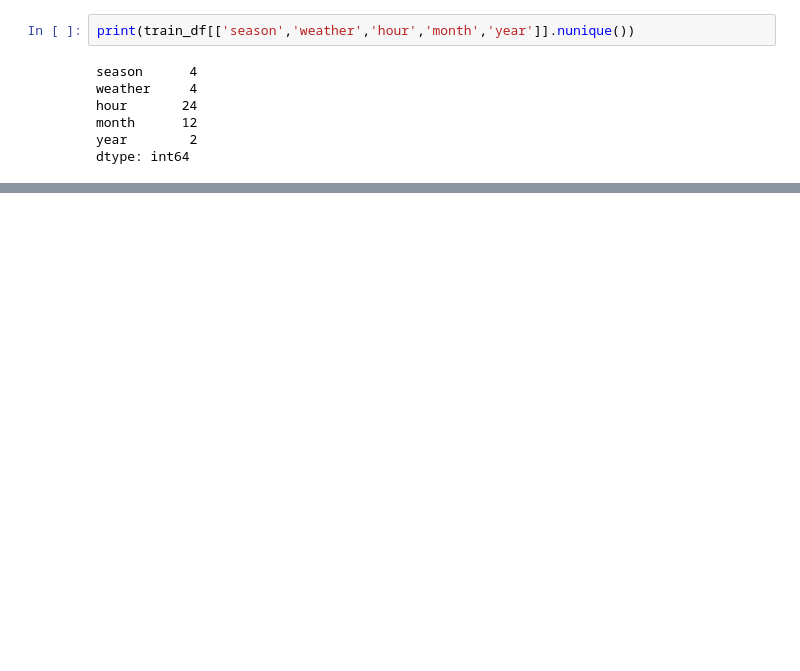
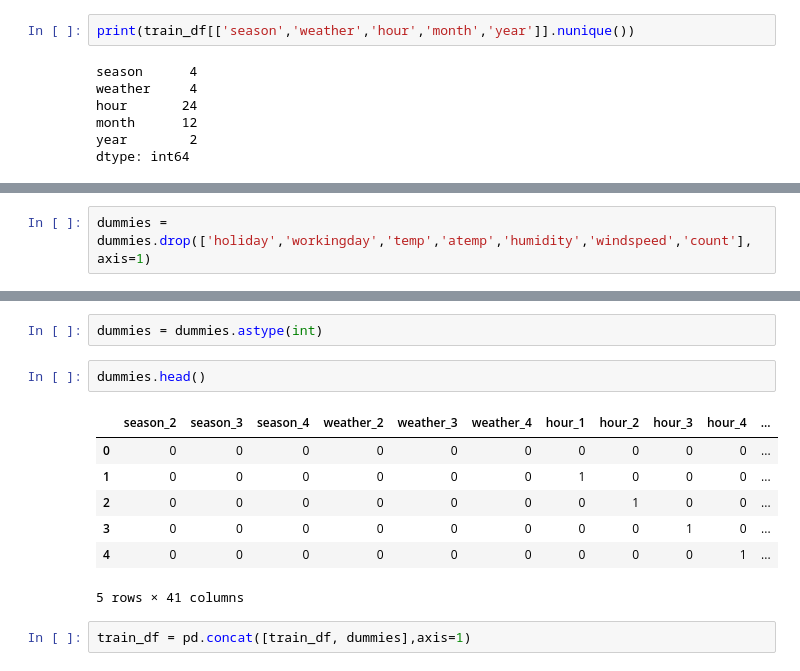
Before and after one commit to Mainasaid/Bike-demand-prediction, a Jupyter notebook: project.ipynb, the cells around one changed output, grey strips where cells are left out. Saved outputs shown, nothing was run; the diff lists cells and outputs as text; blank space fills up the shorter version.

```diff
--- a/project.ipynb
+++ b/project.ipynb
@@ -625,0 +642,2 @@ dtype: int64
+# %%
+dummies = dummies.drop(['holiday','workingday','temp','atemp','humidity','windspeed','count'], axis=1)
@@ -625,0 +655,14 @@ dtype: int64
+# %%
+dummies = dummies.astype(int)
+# %%
+dummies.head()
+# %% [output]
+|  | season_2 | season_3 | season_4 | weather_2 | weather_3 | weather_4 | hour_1 | hour_2 | hour_3 | hour_4 | ... |
+| 0 | 0 | 0 | 0 | 0 | 0 | 0 | 0 | 0 | 0 | 0 | ... |
+| 1 | 0 | 0 | 0 | 0 | 0 | 0 | 1 | 0 | 0 | 0 | ... |
+| 2 | 0 | 0 | 0 | 0 | 0 | 0 | 0 | 1 | 0 | 0 | ... |
+| 3 | 0 | 0 | 0 | 0 | 0 | 0 | 0 | 0 | 1 | 0 | ... |
+| 4 | 0 | 0 | 0 | 0 | 0 | 0 | 0 | 0 | 0 | 1 | ... |
+5 rows × 41 columns
+# %%
+train_df = pd.concat([train_df, dummies],axis=1)
```
Also changed, not shown: parts of 32 cells of this notebook.
